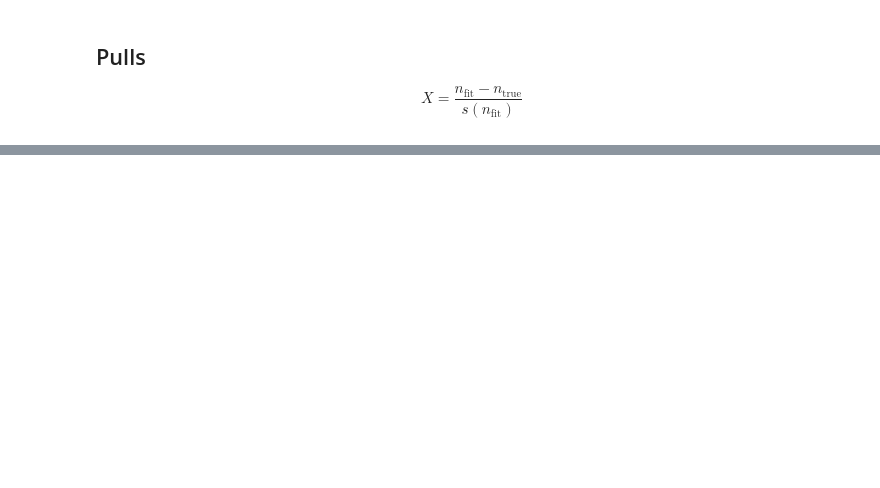
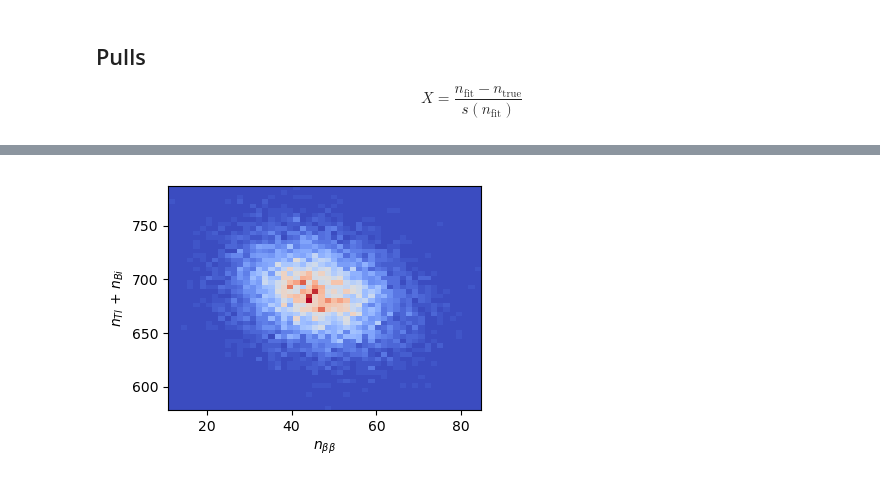
Before and after one commit to gondiaz/NEXT100-0nubb-analysis, a Jupyter notebook: analysis/fits.ipynb, the cells around one changed output, grey strips where cells are left out. Saved outputs shown, nothing was run; the diff lists cells and outputs as text; code cells hidden in the pictures; blank space fills up the shorter version.

```diff
--- a/analysis/fits.ipynb
+++ b/analysis/fits.ipynb
@@ -271,0 +311,9 @@ plt.tight_layout();
+# %%
+plt.figure(figsize=[4, 3])
+
+plt.hist2d(df.nbb, (df.nTl + df.nBi), bins=50, cmap="coolwarm")
+plt.xlabel(r"$n_{\beta\beta}$")
+plt.ylabel(r"$n_{Tl}$ + $n_{Bi}$")
+plt.tight_layout()
+# %% [output]
+[figure, added]
```
Also changed, not shown: parts of 15 cells of this notebook, 3 other files.
